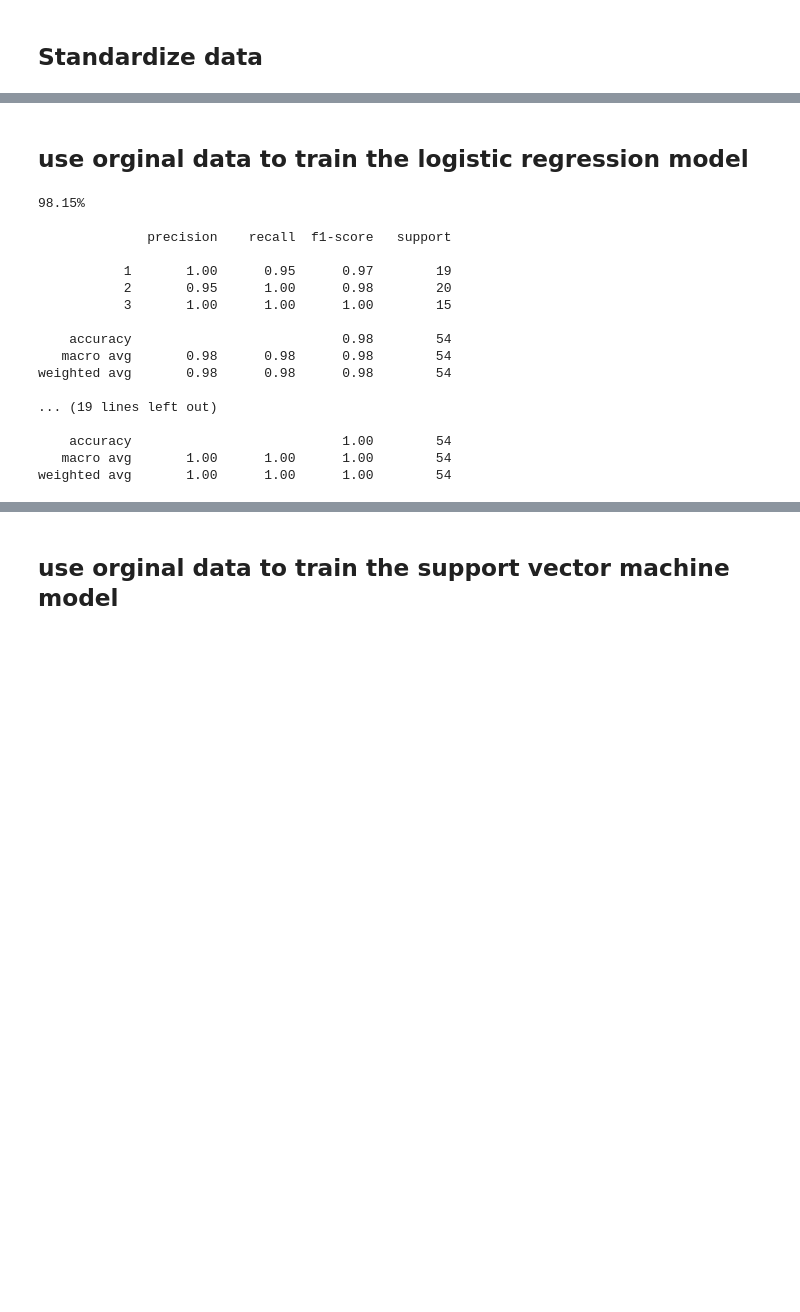
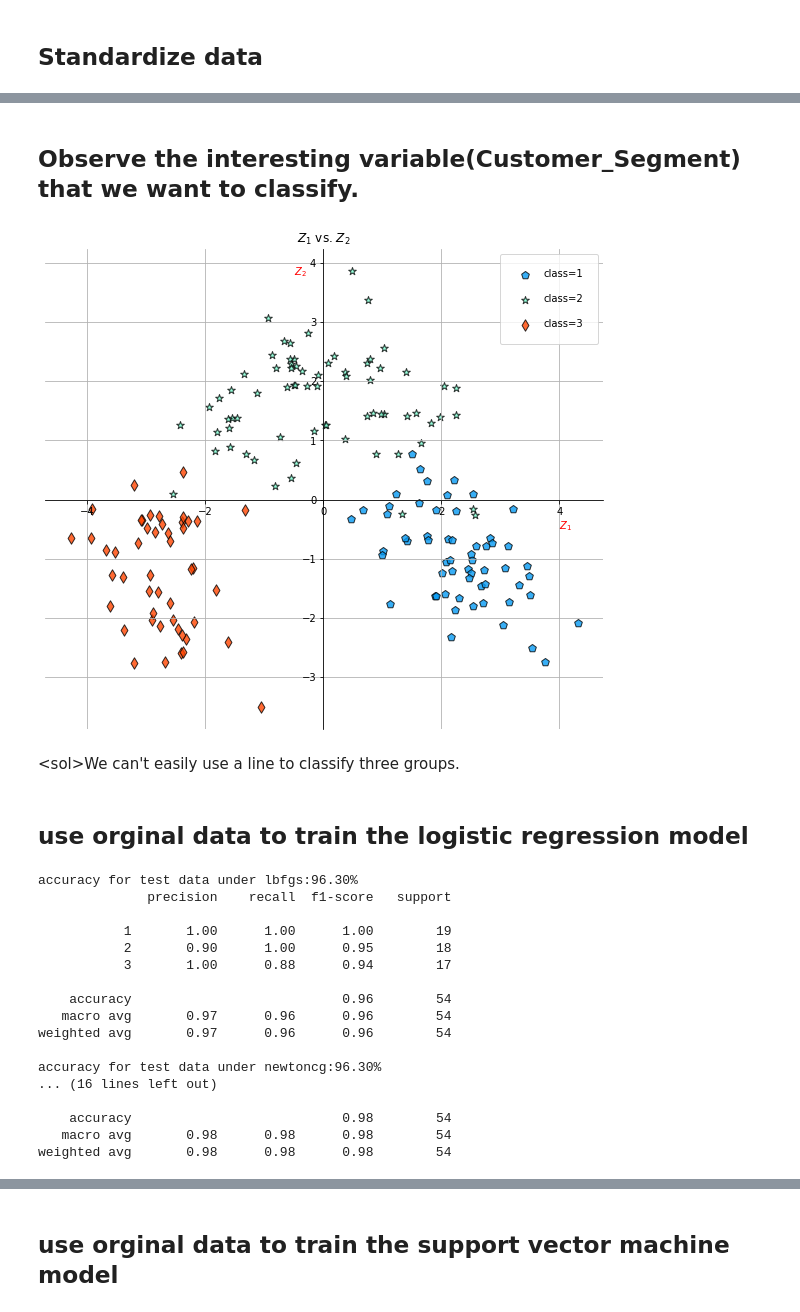
Before and after one commit to aceaceace123/Maching-Learning, a Jupyter notebook: Machine Learning/SVM and Neural network.ipynb, the cells around one changed output, grey strips where cells are left out. Saved outputs shown, nothing was run; the diff lists cells and outputs as text; code cells hidden in the pictures; blank space fills up the shorter version.

```diff
--- a/Machine Learning/SVM and Neural network.ipynb
+++ b/Machine Learning/SVM and Neural network.ipynb
@@ -55,42 +104,80 @@ X_train, X_test, y_train, y_test = train_test_split(X, y, test_size=0.30)#每次
 scaler = StandardScaler()
 X_train_ = scaler.fit_transform(X_train)
 X_test_ = scaler.fit_transform(X_test)
+# %% [markdown]
+## Observe the interesting variable(Customer_Segment) that we want to classify.
+# %%
+scaler = StandardScaler()
+# Compute the mean and std to be used for later scaling.
+scaler.fit(df)
+# Apply transform to dataset.
+ratings_ = scaler.transform(df)
+Sx = np.cov(ratings_[:, 0:13].T)
+w, v = eig(Sx)
+idx = np.argsort(w)[::-1]
+eigvals = w[idx]
+eigvecs = v[:, idx]
+Z = eigvecs.T @ ratings_[:, 0:13].T
+pca_fit = PCA().fit_transform(ratings_[:, 0:13])
+fig, ax = plt.subplots(1, figsize=(10, 10), squeeze=False)
+colors = ['#069AF3', '#7FFFD4', '#FF4500']
+df = pd.DataFrame(df)
+labels = df.iloc[:, -1].unique()
+markers = ['p', '*', 'd']
+for i, label in enumerate(labels):
+    mask = df.iloc[:, -1] == label
+    ax[0][0].scatter(pca_fit[mask, 0], pca_fit[mask, 1], c=colors[i], label="class={}".format(
+        i+1), alpha=0.8, edgecolors='black', marker=markers[i], s=65)
+    ax[0][0].set_aspect(1)
+    ax[0][0].spines['left'].set_position(('data', 0))
+    ax[0][0].spines['bottom'].set_position(('data', 0))
+    ax[0][0].spines['top'].set_visible(False)
+    ax[0][0].spines['right'].set_visible(False)
+    ax[0][0].legend(borderpad=1.5, labelspacing=1.5)
+ax[0][0].grid()
+ax[0][0].text(4, -0.5, '$Z_1$', color='r')
+ax[0][0].text(-0.5, 3.8, '$Z_2$', color='r')
+plt.title('$Z_1$ vs. $Z_2$')
+plt.show()
+# %% [output]
+[figure, added]
+# %% [markdown]
+<sol\>We can't easily use a line to classify three groups.
 # %% [markdown]
 ## use orginal data to train the logistic regression model
 # %%
-opts = dict(tol = 1e-6, max_iter = int(1e6), verbose=0) #1e6=10^6,verbose=1表示想看到過程
-# solver = 'lbfgs' # ’lbfgs’ is the default# solver = ’liblinear’# solver = ’newton−cg’
-clf_original_lbfgs= LogisticRegression(solver = 'lbfgs', **opts)
+opts = dict(tol = 1e-6, max_iter = int(1e6), verbose=0) #1e6=10^6,verbose=0 show the process
+clf_original_lbfgs= LogisticRegression(solver = 'lbfgs', **opts)# default
 clf_original_newtoncg= LogisticRegression(solver = 'newton-cg', **opts)
 clf_original_liblin= LogisticRegression(solver = 'liblinear', **opts)
 clf_original_lbfgs.fit(X_train_, y_train)
 y_pred = clf_original_lbfgs.predict(X_test_)
-# print(f'{accuracy_score(y_test, y_pred):.2%}\n') #return the fraction of correctly classified samples
-print(f'{clf_original_lbfgs.score(X_test_, y_test):.2%}\n') #Return the mean accuracy on the given test data and labels
+# print(f'{accuracy_score(y_test, y_pred):.2%}\n')
+print('accuracy for test data under lbfgs:{:.2f}%'.format(100*clf_original_lbfgs.score(X_test_,y_test)))
 print(classification_report(y_test, y_pred))
 clf_original_newtoncg.fit(X_train_, y_train)
 y_preds = clf_original_newtoncg.predict(X_test_)
-print(f'{clf_original_newtoncg.score(X_test_, y_test):.2%}\n') #Return the mean accuracy on the given test data and labels
+print('accuracy for test data under newtoncg:{:.2f}%'.format(100*clf_original_newtoncg.score(X_test_,y_test)))
 print(classification_report(y_test, y_preds))
 clf_original_liblin.fit(X_train_, y_train)
 y_predss = clf_original_liblin.predict(X_test_)
-print(f'{clf_original_liblin.score(X_test_, y_test):.2%}\n') #Return the mean accuracy on the given test data and labels
+print('accuracy for test data under liblinear:{:.2f}%'.format(100*clf_original_liblin.score(X_test_,y_test)))
 print(classification_report(y_test, y_predss))
 # %% [output]
-98.15%
-
+accuracy for test data under lbfgs:96.30%
               precision    recall  f1-score   support
 
-           1       1.00      0.95      0.97        19
-           2       0.95      1.00      0.98        20
-           3       1.00      1.00      1.00        15
+           1       1.00      1.00      1.00        19
+           2       0.90      1.00      0.95        18
+           3       1.00      0.88      0.94        17
+
+    accuracy                           0.96        54
+   macro avg       0.97      0.96      0.96        54
+weighted avg       0.97      0.96      0.96        54
+
+accuracy for test data under newtoncg:96.30%
+... (16 lines left out)
 
     accuracy                           0.98        54
    macro avg       0.98      0.98      0.98        54
 weighted avg       0.98      0.98      0.98        54
-
-... (19 lines left out)
-
-    accuracy                           1.00        54
-   macro avg       1.00      1.00      1.00        54
-weighted avg       1.00      1.00      1.00        54
```
Also changed, not shown: parts of 25 cells of this notebook, 1 other file.
